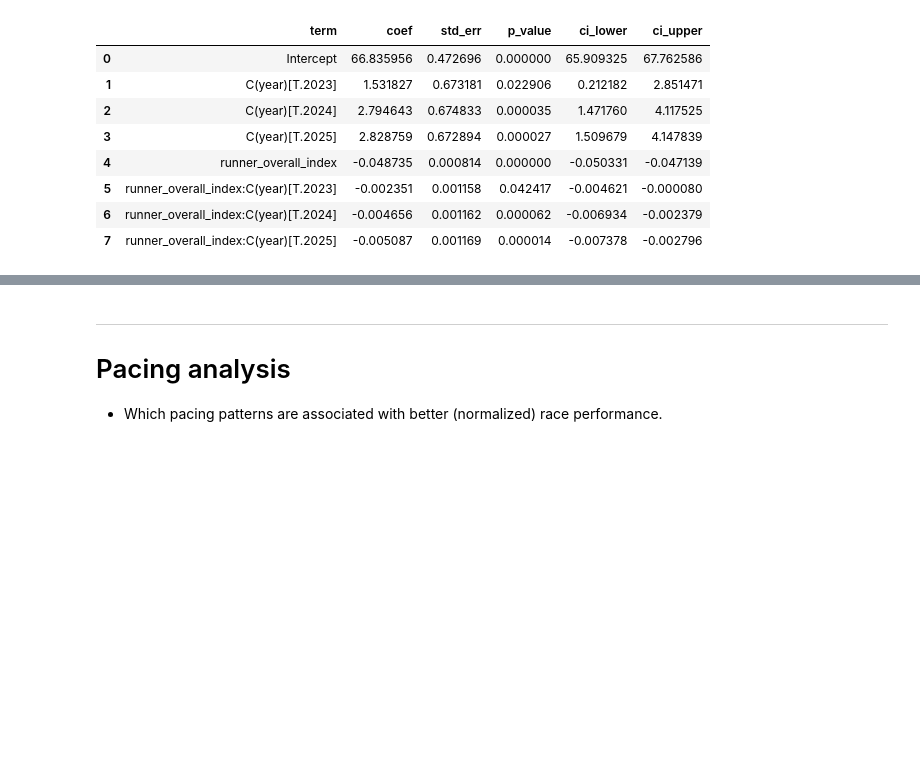
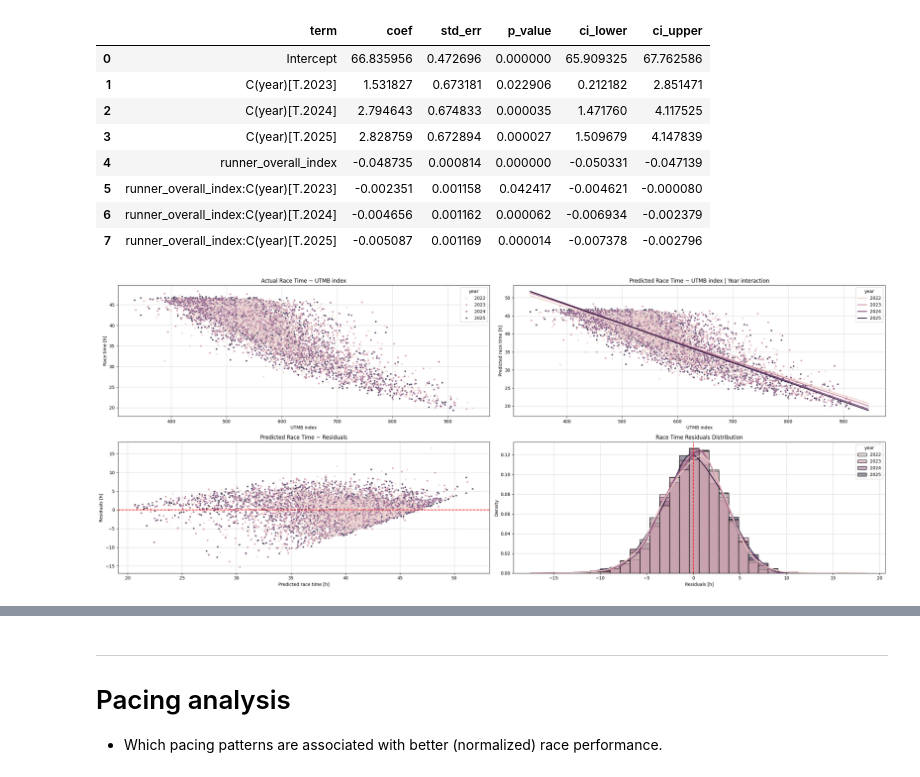
Before and after one commit to 1312Bravo/Path-To-UTMB, a Jupyter notebook: pacing_strategy/pacing_strategy_analysis.ipynb, the cells around one changed output, grey strips where cells are left out. Drawn from its saved outputs; the diff is of its cells as text; code cells hidden in the pictures; blank space fills up the shorter version.

```diff
--- a/pacing_strategy/pacing_strategy_analysis.ipynb
+++ b/pacing_strategy/pacing_strategy_analysis.ipynb
@@ -409,7 +409,7 @@ runner_race_sector_data_finisher_df = runner_race_sector_data_df.loc[
     ].reset_index(drop=True).copy()
 # %%
 # Pacing analysis data = finishers
-pacing_analysis_data = runner_race_sector_data_finisher_df.copy()
+pacing_analysis_df = runner_race_sector_data_finisher_df.copy()
 # %% [markdown]
 ---
 # Race time normalization
@@ -425,7 +425,7 @@ Estimate expected runner race time (Linear model)
 # %%
 # Race time normalization data - one row per runner/year
 df_race_time_normalization = (
-    pacing_analysis_data
+    pacing_analysis_df
     .drop_duplicates(subset=["runner_id"])
     [["runner_id", "runner_race_time_hours", "runner_overall_index", "year"]]
     .dropna(how="any")
@@ -479,3 +479,86 @@ df_race_time_normalization = (
         )
     )
 )
+# %%
+# Model diagnostic
+
+fig, ax = plt.subplots(2, 2, figsize = (25, 10))
+
+# Prediction grid for model lines
+utmb_index_grid = np.linspace(
+    df_race_time_normalization["runner_overall_index"].min(),
+    df_race_time_normalization["runner_overall_index"].max(),
+    100,
+)
+
+pred_grid_df = pd.concat(
+    [
+        pd.DataFrame({
+            "runner_overall_index": utmb_index_grid,
+            "year": year,
+        })
+        for year in sorted(df_race_time_normalization["year"].unique())
+    ],
+    ignore_index = True,
+)
+
+pred_grid_df = pred_grid_df.assign(
+    runner_race_time_hours_pred = fit_race_time_normalization.predict(pred_grid_df)
+)
+
+# Actual Race Time ~ UTMB index
+ax[0,0].set_title("Actual Race Time ~ UTMB index")
+sns.scatterplot(
+    data = df_race_time_normalization, x = "runner_overall_index", y = "runner_race_time_hours",
+    hue = "year", s = 16, alpha = 0.8, ax = ax[0,0],
+)
+ax[0,0].set_xlabel("UTMB index")
+ax[0,0].set_ylabel("Race time [h]")
+
+# Model prediction lines by year
+ax[0,1].set_title("Predicted Race Time ~ UTMB index | Year interaction")
+sns.scatterplot(
+    data = df_race_time_normalization, x = "runner_overall_index", y = "runner_race_time_hours",
+    hue = "year", s = 16, alpha = 0.8, ax = ax[0,1], legend = False,
+)
+sns.lineplot(
+    data = pred_grid_df, x = "runner_overall_index", y = "runner_race_time_hours_pred",
+    hue = "year", linewidth = 2, ax = ax[0,1],
+)
+ax[0,1].set_xlabel("UTMB index")
+ax[0,1].set_ylabel("Predicted race time [h]")
+
+# Predicted values vs. residuals
+ax[1,0].set_title("Predicted Race Time ~ Residuals")
+sns.scatterplot(
+    data = df_race_time_normalization, x = "runner_race_time_hours_pred", y = "runner_race_time_hours_residual_abs",
+    hue = "year", s = 16, alpha = 0.8, ax = ax[1,0], legend = False,
+)
+ax[1,0].axhline(0, color = "red", linestyle = "--")
+ax[1,0].set_xlabel("Predicted race time [h]")
+ax[1,0].set_ylabel("Residuals [h]")
+
+# Residuals distribution
+ax[1,1].set_title("Race Time Residuals Distribution")
+sns.histplot(
+    data = df_race_time_normalization, x = "runner_race_time_hours_residual_abs",
+    hue = "year", bins = 30, stat = "density", common_norm = False, alpha = 0.45,
+    ax = ax[1,1],
+)
+sns.kdeplot(
+    data = df_race_time_normalization, x = "runner_race_time_hours_residual_abs",
+    hue = "year", common_norm = False, linewidth = 2, ax = ax[1,1],
+    legend = False,
+)
+ax[1,1].axvline(0, color = "red", linestyle = "--")
+ax[1,1].set_xlabel("Residuals [h]")
+ax[1,1].set_ylabel("Density")
+
+for i in [0, 1]:
+    for j in [0, 1]:
+        ax[i,j].grid(alpha = 0.5)
+
+plt.tight_layout()
+plt.show()
+# %% [output]
+[figure, added]
```
Also changed, not shown: parts of 9 cells of this notebook, 2 other files.
